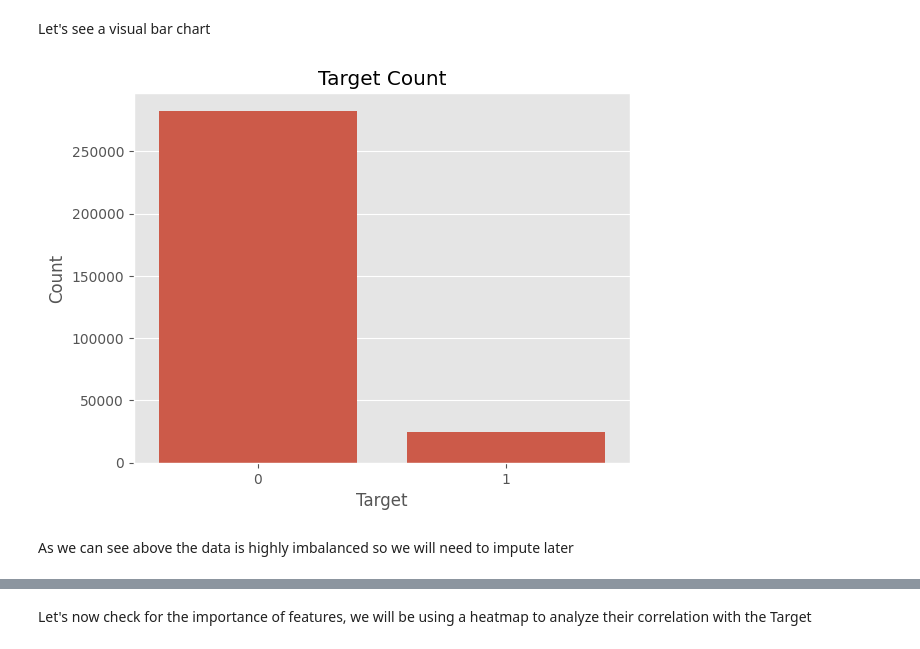
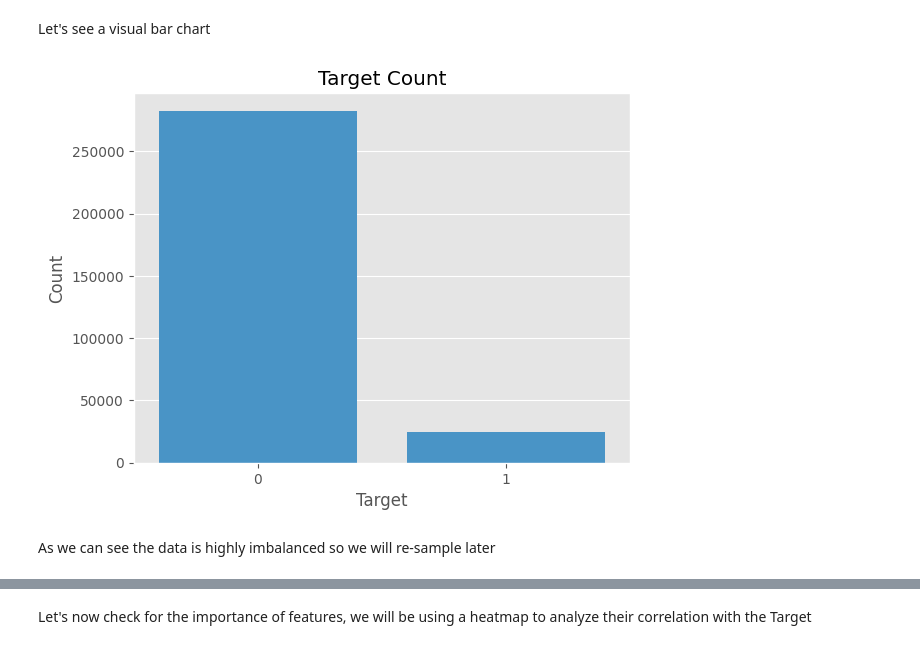
Before and after one commit to mohameedamrr/loan-defaulter-prediction, a Jupyter notebook: Final Notebooks/data-exploration.ipynb, the cells around one changed output, grey strips where cells are left out. Drawn from its saved outputs; the diff is of its cells as text; code cells hidden in the pictures.

Commit message:
More visualizations

```diff
--- a/Final Notebooks/data-exploration.ipynb
+++ b/Final Notebooks/data-exploration.ipynb
@@ -140,15 +143,15 @@ Let's see a visual bar chart
 # %%
 data = {
     'Target': [0,1],
     'Count': [282686, 24825]
 }
 df = pd.DataFrame(data)
-sns.barplot(x='Target', y='Count', data=df)
+sns.barplot(x='Target', y='Count', data=df, color='#3498db')
 plt.title('Target Count')
 plt.xlabel('Target')
 plt.ylabel('Count')
 plt.show()
 # %% [output]
-[figure, old version]
+[figure, new version]
 # %% [markdown]
-As we can see above the data is highly imbalanced so we will need to impute later
+As we can see the data is highly imbalanced so we will re-sample later
```
Also changed, not shown: parts of 13 cells of this notebook, 2 other files.
